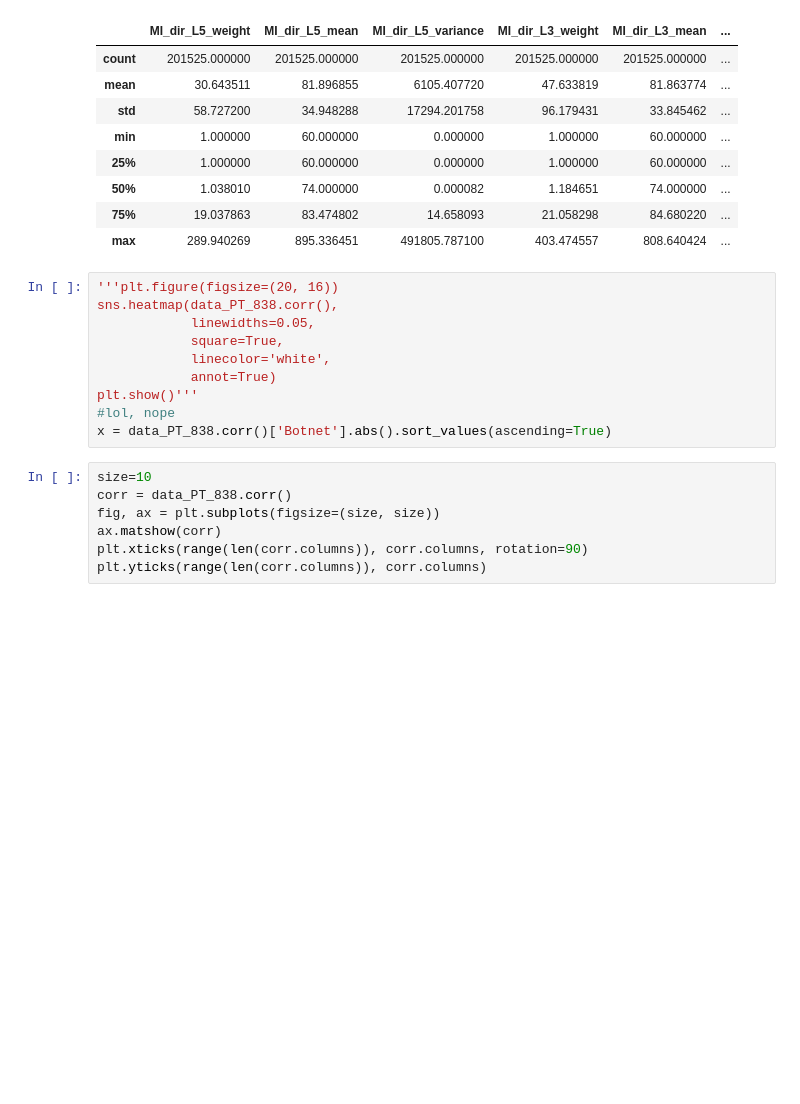
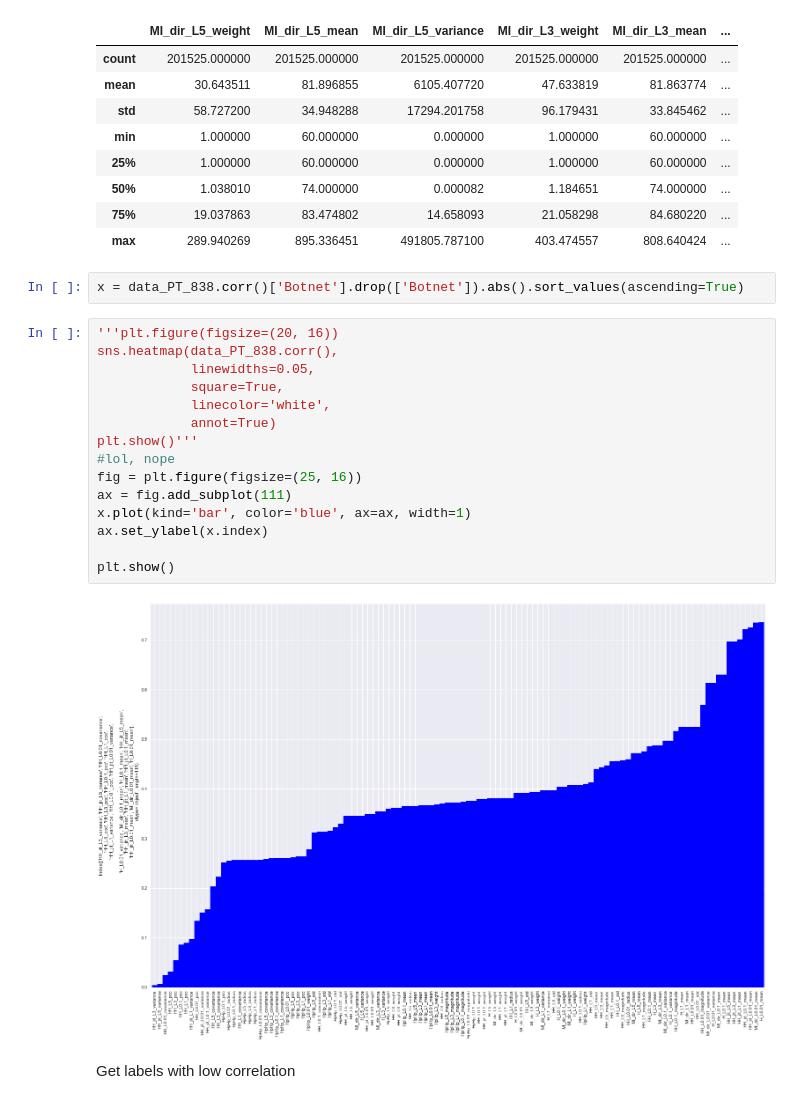
Before and after one commit to Vorok/ds_26_10_2018, a Jupyter notebook: IoT_Botnet_traffic_recognition.ipynb, the cells around one changed output. Saved outputs shown, nothing was run; the diff lists cells and outputs as text; blank space fills up the shorter version.

Commit message:
Corr graph + RFC

```diff
--- a/IoT_Botnet_traffic_recognition.ipynb
+++ b/IoT_Botnet_traffic_recognition.ipynb
@@ -112,20 +112,24 @@ data_PT_838.describe()
 | 50% | 1.038010 | 74.000000 | 0.000082 | 1.184651 | 74.000000 | ... |
 | 75% | 19.037863 | 83.474802 | 14.658093 | 21.058298 | 84.680220 | ... |
 | max | 289.940269 | 895.336451 | 491805.787100 | 403.474557 | 808.640424 | ... |
+# %%
+x = data_PT_838.corr()['Botnet'].drop(['Botnet']).abs().sort_values(ascending=True)
 # %%
 '''plt.figure(figsize=(20, 16))
 sns.heatmap(data_PT_838.corr(),
             linewidths=0.05,
             square=True,
             linecolor='white',
             annot=True)
 plt.show()'''
 #lol, nope
-x = data_PT_838.corr()['Botnet'].abs().sort_values(ascending=True)
+fig = plt.figure(figsize=(25, 16))
+ax = fig.add_subplot(111)
+x.plot(kind='bar', color='blue', ax=ax, width=1)
+ax.set_ylabel(x.index)
+
+plt.show()
+# %% [output]
+[figure, added]
-# %%
-size=10
-corr = data_PT_838.corr()
-fig, ax = plt.subplots(figsize=(size, size))
-ax.matshow(corr)
-plt.xticks(range(len(corr.columns)), corr.columns, rotation=90)
-plt.yticks(range(len(corr.columns)), corr.columns)
+# %% [markdown]
+Get labels with low correlation
```
Also changed, not shown: parts of 2 cells of this notebook.
